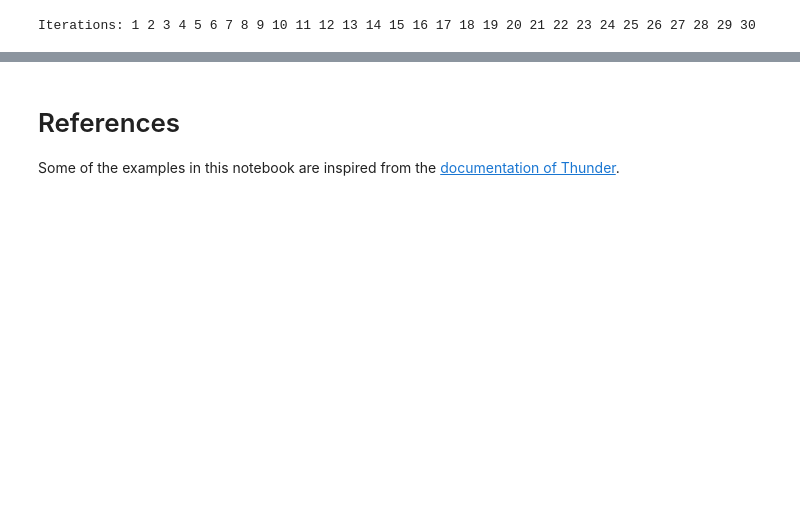
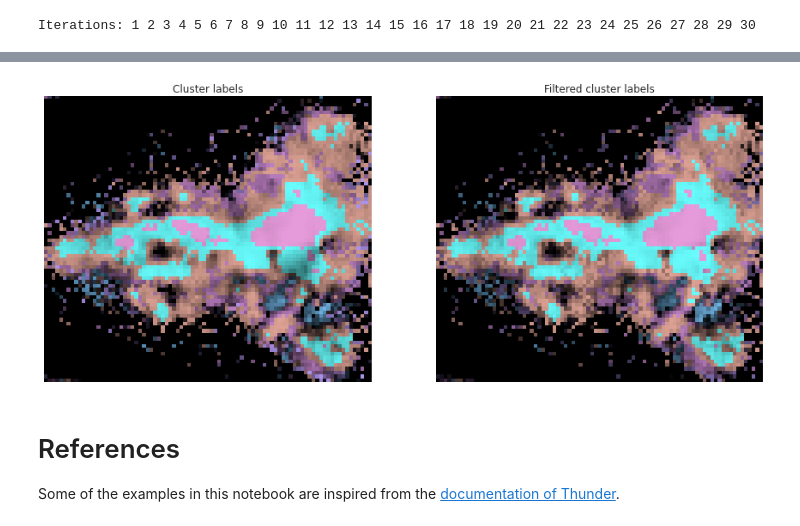
Before and after one commit to alegaballo/AML, a Jupyter notebook: [Lecture 11+12] Analyzing Neuroimaging Data with PySpark and Thunder.ipynb, the cells around one changed output, grey strips where cells are left out. Cells and saved outputs as stored; diff of their text form; code cells hidden in the pictures; blank space fills up the shorter version.

```diff
--- a/[Lecture 11+12] Analyzing Neuroimaging Data with PySpark and Thunder.ipynb
+++ b/[Lecture 11+12] Analyzing Neuroimaging Data with PySpark and Thunder.ipynb
@@ -1615,5 +1614,7 @@ dtw_imgs.append(transform(newClrs, predictions[0, :, :], mask=dtw_sim_2[0, :, :]
 # %%
-plot_layers_row(dtw_imgs, 2, title=["Cluster labels", "Filtered cluster labels"])
+plot_layers_row(dtw_imgs, 2, title=["Cluster labels", "Filtered cluster labels"], interpolation='nearest')
+# %% [output]
+[figure, added]
 # %% [markdown]
 # References
 Some of the examples in this notebook are inspired from the [documentation of Thunder](http://docs.thunder-project.org/).
```
Also changed, not shown: parts of 28 cells of this notebook.
